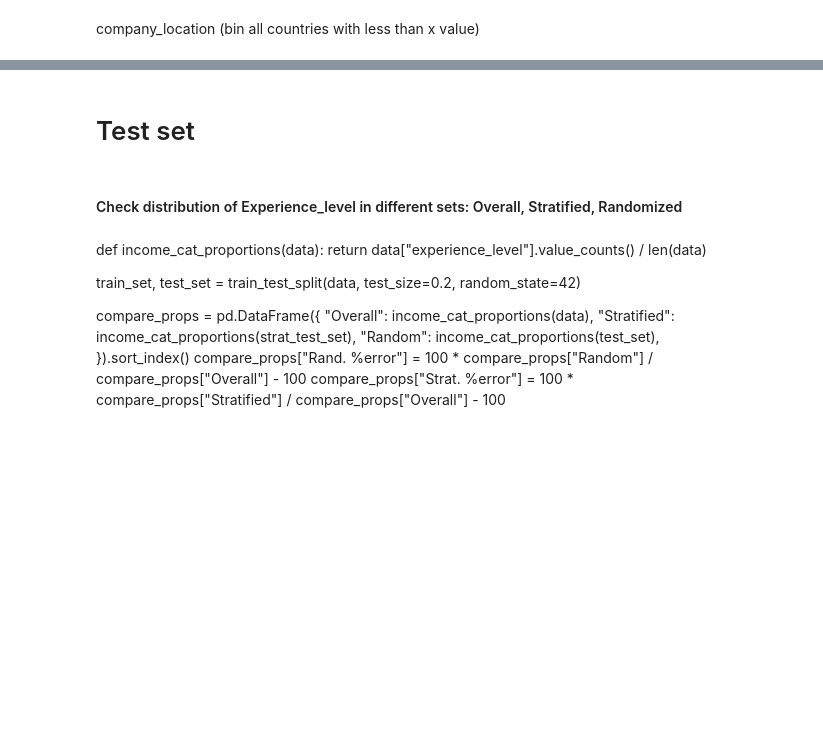
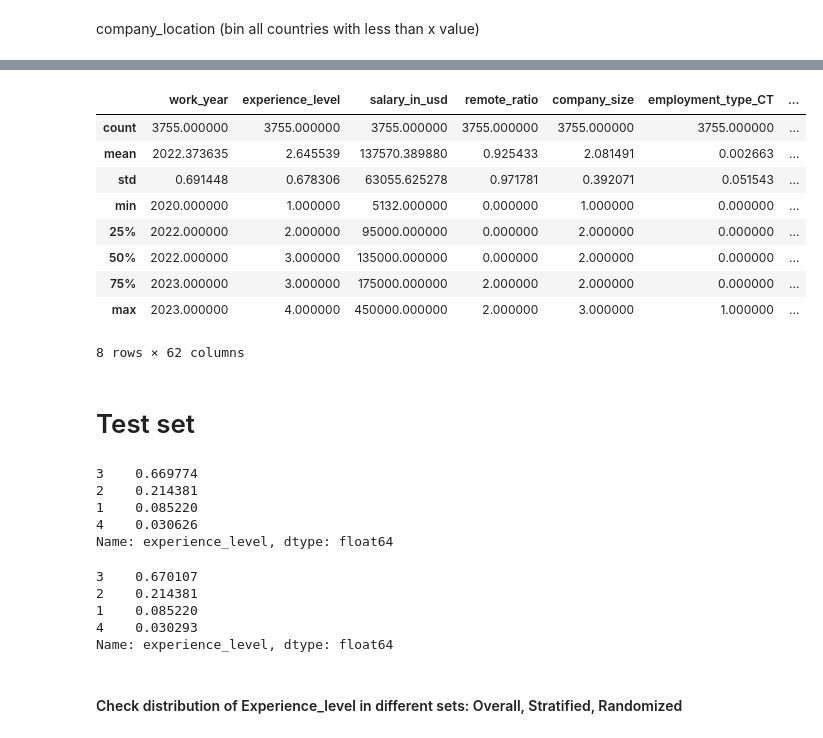
Before and after one commit to robert-bob-1/SalariesAnalysisML, a Jupyter notebook: proiect.ipynb, the cells around one changed output, grey strips where cells are left out. Cells and saved outputs as stored; diff of their text form; code cells hidden in the pictures; blank space fills up the shorter version.

Commit message:
add training and printing results; modify some data processing parameters

```diff
--- a/proiect.ipynb
+++ b/proiect.ipynb
@@ -237,7 +272,7 @@ def one_hot_encode_column(data, column):
     data = pd.concat([data, dummies], axis=1)
     data.drop(columns=[column], inplace=True)
     return data
-min_occurences = 50
+min_occurences = 5
 def bin_values(data, column):
     # Number of occurrences
     counts = data[column].value_counts()
@@ -298,3 +403,16 @@ data.value_counts()
+# %%
+data.describe()
+# %% [output]
+|  | work_year | experience_level | salary_in_usd | remote_ratio | company_size | employment_type_CT | ... |
+| count | 3755.000000 | 3755.000000 | 3755.000000 | 3755.000000 | 3755.000000 | 3755.000000 | ... |
+| mean | 2022.373635 | 2.645539 | 137570.389880 | 0.925433 | 2.081491 | 0.002663 | ... |
+| std | 0.691448 | 0.678306 | 63055.625278 | 0.971781 | 0.392071 | 0.051543 | ... |
+| min | 2020.000000 | 1.000000 | 5132.000000 | 0.000000 | 1.000000 | 0.000000 | ... |
+| 25% | 2022.000000 | 2.000000 | 95000.000000 | 0.000000 | 2.000000 | 0.000000 | ... |
+| 50% | 2022.000000 | 3.000000 | 135000.000000 | 0.000000 | 2.000000 | 0.000000 | ... |
+| 75% | 2023.000000 | 3.000000 | 175000.000000 | 2.000000 | 2.000000 | 0.000000 | ... |
+| max | 2023.000000 | 4.000000 | 450000.000000 | 2.000000 | 3.000000 | 1.000000 | ... |
+8 rows × 62 columns
 # %% [markdown]
 # Test set
 # %%
@@ -315,20 +433,19 @@ for train_index, test_index in split.split(data, data["experience_level"]):
 # %%
 #check distribution of train and test
 strat_test_set["experience_level"].value_counts() / len(strat_test_set)
+# %% [output]
+3    0.669774
+2    0.214381
+1    0.085220
+4    0.030626
+Name: experience_level, dtype: float64
 # %%
 strat_train_set["experience_level"].value_counts() / len(strat_train_set)
+# %% [output]
+3    0.670107
+2    0.214381
+1    0.085220
+4    0.030293
+Name: experience_level, dtype: float64
 # %% [markdown]
 #### Check distribution of Experience_level in different sets: Overall, Stratified, Randomized
-# %% [markdown]
-def income_cat_proportions(data):
-    return data["experience_level"].value_counts() / len(data)
-
-train_set, test_set = train_test_split(data, test_size=0.2, random_state=42)
-
-compare_props = pd.DataFrame({
-    "Overall": income_cat_proportions(data),
-    "Stratified": income_cat_proportions(strat_test_set),
-    "Random": income_cat_proportions(test_set),
-}).sort_index()
-compare_props["Rand. %error"] = 100 * compare_props["Random"] / compare_props["Overall"] - 100
-compare_props["Strat. %error"] = 100 * compare_props["Stratified"] / compare_props["Overall"] - 100
```
Also changed, not shown: parts of 21 cells of this notebook.
